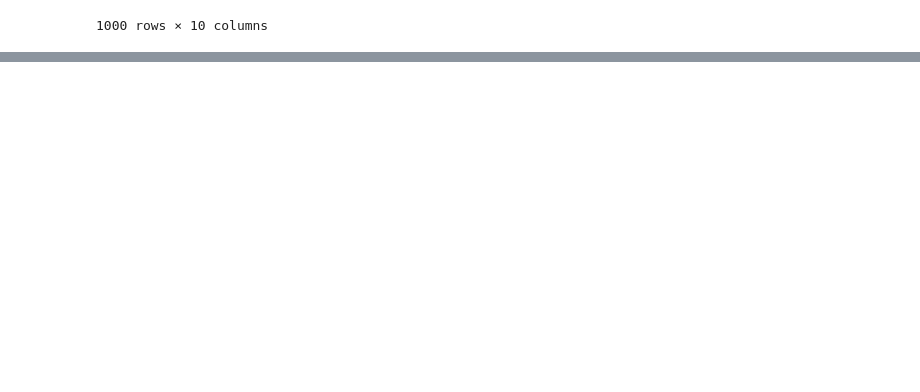
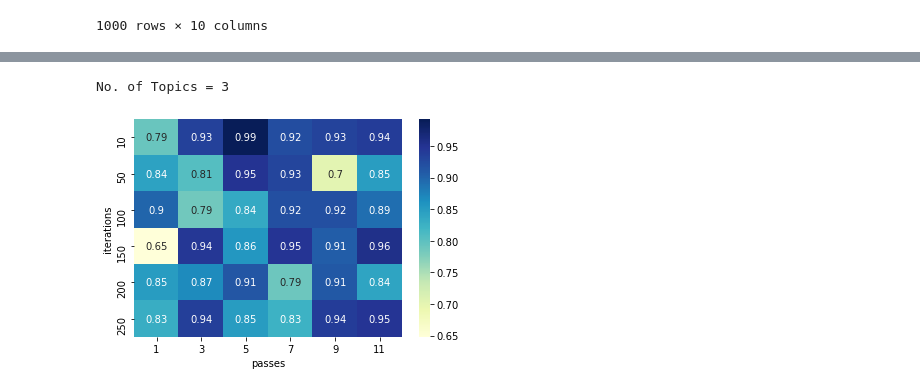
Before and after one commit to siddharth-ncl-work/leelavati_narlikar_project, a Jupyter notebook: example.fa/Tasks (22-Feb-2021).ipynb, the cells around one changed output, grey strips where cells are left out. Drawn from its saved outputs; the diff is of its cells as text; code cells hidden in the pictures; blank space fills up the shorter version.

```diff
--- a/example.fa/Tasks (22-Feb-2021).ipynb
+++ b/example.fa/Tasks (22-Feb-2021).ipynb
@@ -25,0 +27,3 @@ list
+# %%
+data_5_motif=data_orig.copy()
+data_5_motif
@@ -25,0 +44,6 @@ list
+# %%
+data_6_motif=data_5_motif.copy()
+index=np.random.choice(data_5_motif.index, int(data_5_motif.shape[0]*0.1), replace=False)
+data_6_motif.at[index,'motif_string']=data_6_motif.iloc[index]['motif_string'].apply(lambda x:x+',motif_6')
+data_6_motif['motif_list']=data_6_motif['motif_string'].apply(lambda x:x.split(','))
+data_6_motif
@@ -25,0 +153,30 @@ list
+# %%
+%%time
+param_grid_data_dict={'iterations':[],'passes':[],'Avg. ARI':[]}
+iterations_list=[10,50,100,150,200,250]
+passes_list=[1,3,5,7,9,11]
+num_runs=10
+for iterations in tqdm(iterations_list):
+    for passes in passes_list:
+        ari_5_motif_list=[]
+        for i in range(num_runs):
+            lda_5_motif = LdaModel(corpus_5_motif,
+                                   id2word=dictionary_5_motif.id2token,
+                                   alpha='auto',
+                                   chunksize=10000,
+                                   eta='auto',
+                                   num_topics=3,
+                                   iterations=iterations,
+                                   passes = passes,
+                                   minimum_probability=0.0
+                                  )
+
+            predictions_5_motif=lda_5_motif.get_document_topics(corpus_5_motif,minimum_probability=0.0)
+            ari_5_motif=randIndexMetric(predictions_5_motif,data_5_motif)
+            ari_5_motif_list.append(ari_5_motif)
+        param_grid_data_dict['iterations'].append(iterations)
+        param_grid_data_dict['passes'].append(passes)
+        param_grid_data_dict['Avg. ARI'].append(np.mean(ari_5_motif_list))
+
+param_grid_data_df=pd.DataFrame.from_dict(param_grid_data_dict)
+param_grid_data_df.to_csv('tasks-22_feb_2021-param_grid_data.csv',index=False)
@@ -25,0 +186,7 @@ list
+# %%
+matrix=param_grid_data_df.pivot('iterations','passes','Avg. ARI')
+sns.heatmap(matrix, annot=True, cmap="YlGnBu")
+print('No. of Topics = 3')
+# %% [output]
+No. of Topics = 3
+[figure, added]
```
Also changed, not shown: parts of 13 cells of this notebook, 6 other files.
